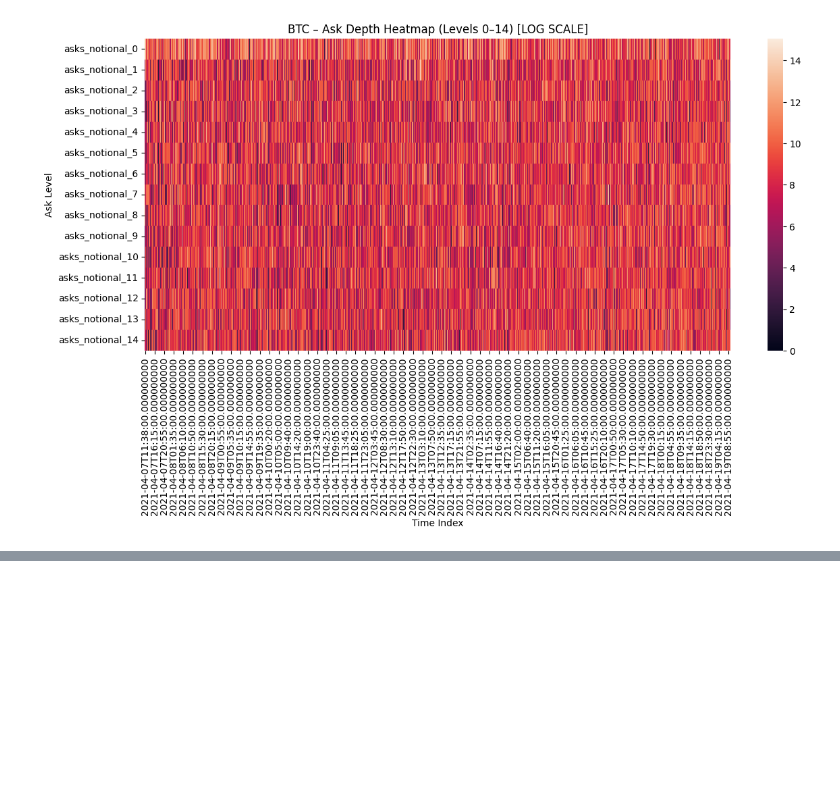
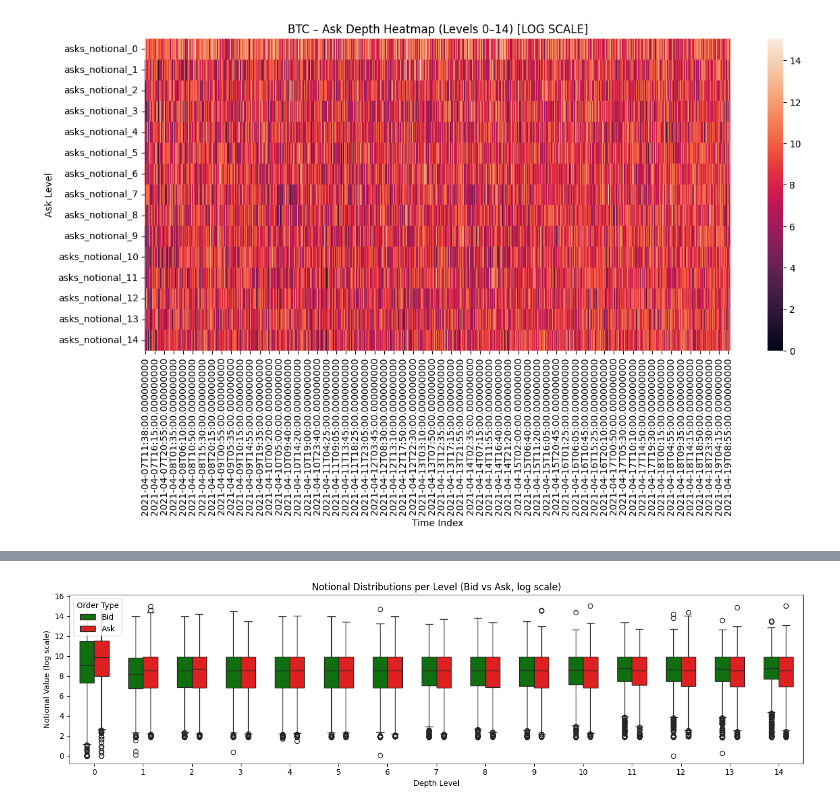
Before and after one commit to vitalii-novikov/Graph_Neural_Network_for_Market_Microstructure, a Jupyter notebook: EDA_BTC_5min.ipynb, the cells around one changed output, grey strips where cells are left out. Cells and saved outputs as stored; diff of their text form; code cells hidden in the pictures; blank space fills up the shorter version.

```diff
--- a/EDA_BTC_5min.ipynb
+++ b/EDA_BTC_5min.ipynb
@@ -459,0 +543,21 @@ plt.show()
+# %%
+df_box_all['Value'] = np.log1p(df_box_all['Value'])
+
+plt.figure(figsize=(14, 4))
+sns.boxplot(
+    data=df_box_all,
+    x='Level',
+    y='Value',
+    hue='Type',
+    palette={'Bid': 'green', 'Ask': 'red'},
+    width=0.6
+)
+
+plt.title('Notional Distributions per Level (Bid vs Ask, log scale)')
+plt.xlabel('Depth Level')
+plt.ylabel('Notional Value (log scale)')
+plt.legend(title='Order Type')
+plt.tight_layout()
+plt.show()
+# %% [output]
+[figure, added]
```
Also changed, not shown: parts of 13 cells of this notebook.
